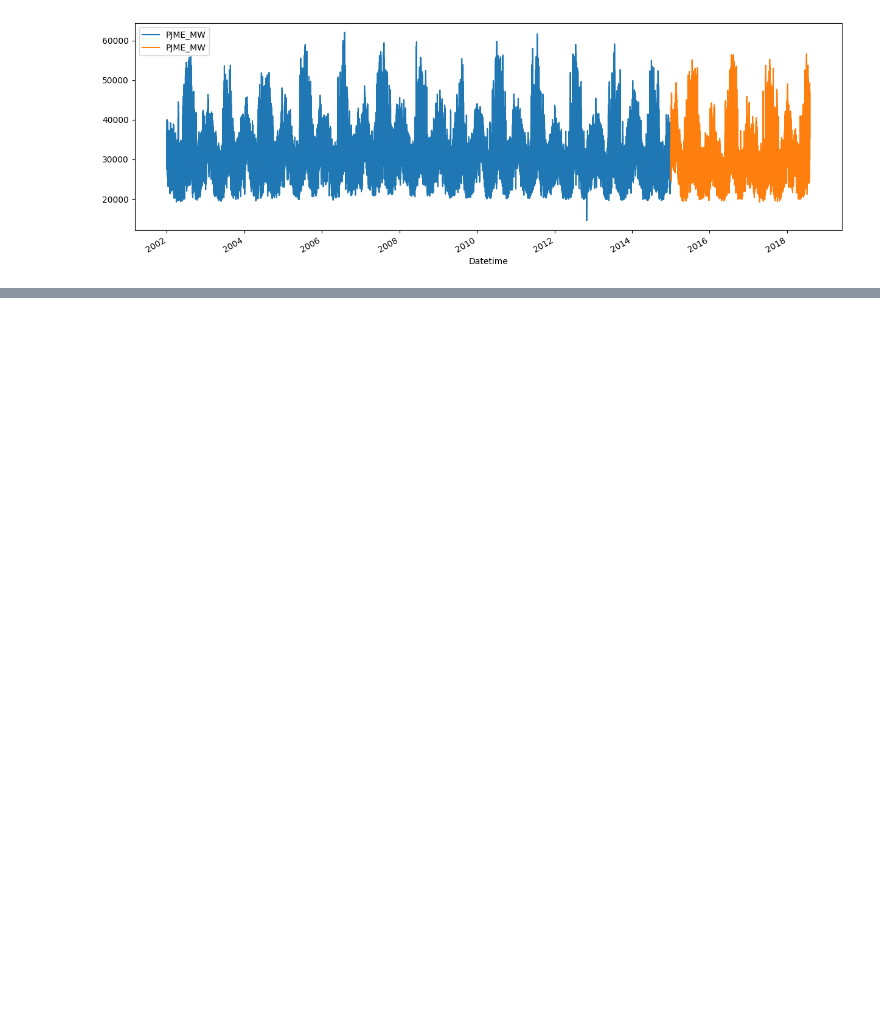
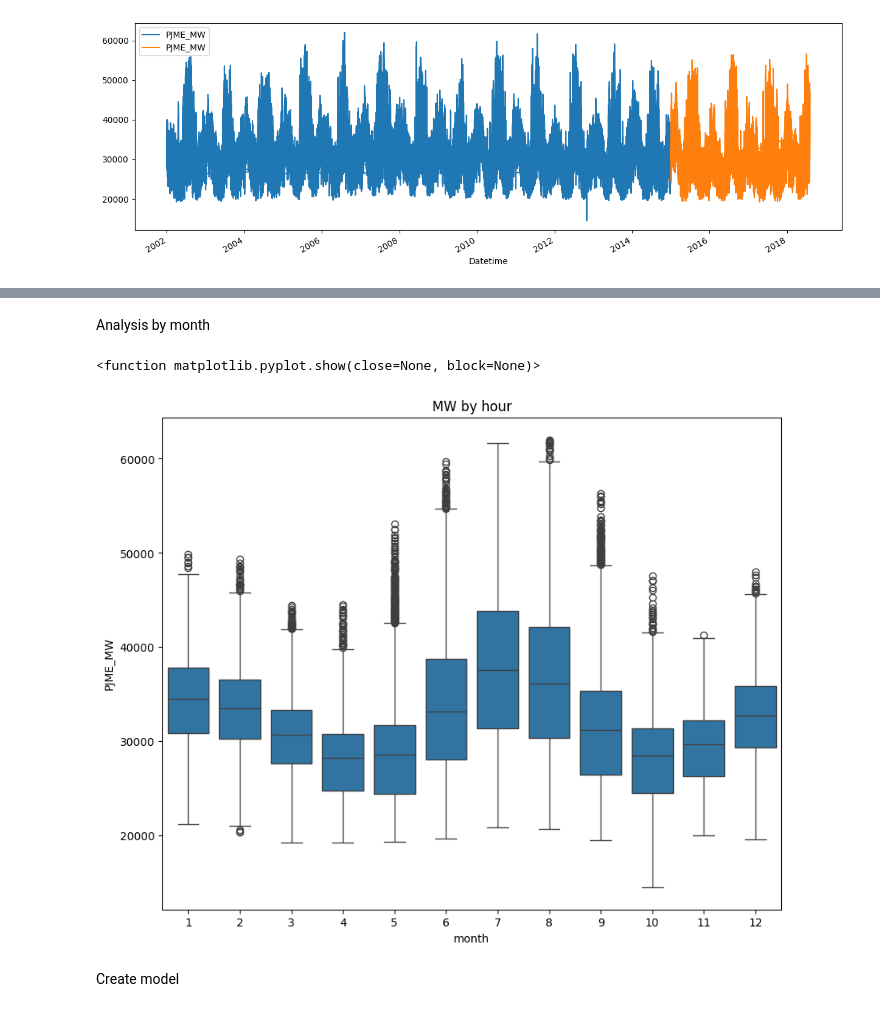
Before and after one commit to shafiqazam/Kaggle, a Jupyter notebook: hourly-energy-consumption/main.ipynb, the cells around one changed output, grey strips where cells are left out. Drawn from its saved outputs; the diff is of its cells as text; code cells hidden in the pictures; blank space fills up the shorter version.

```diff
--- a/hourly-energy-consumption/main.ipynb
+++ b/hourly-energy-consumption/main.ipynb
@@ -96,0 +139,12 @@ train
+# %% [markdown]
+Analysis by month
+# %%
+fig, ax = plt.subplots(figsize=(10,8))
+sns.boxplot(data=df, x='month', y='PJME_MW')
+ax.set_title('MW by hour')
+plt.show
+# %% [output]
+<function matplotlib.pyplot.show(close=None, block=None)>
+[figure, added]
+# %% [markdown]
+Create model
```
Also changed, not shown: parts of 41 cells of this notebook.
